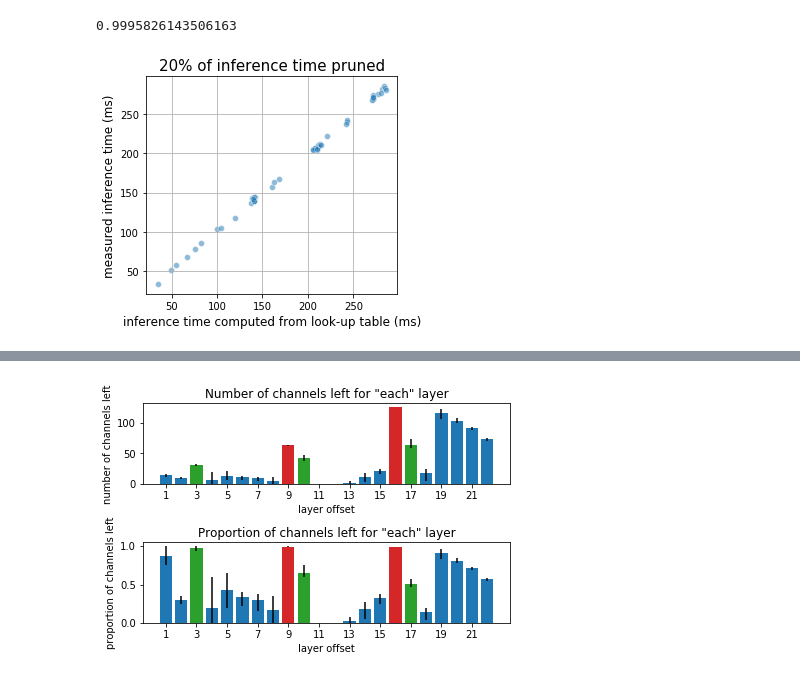
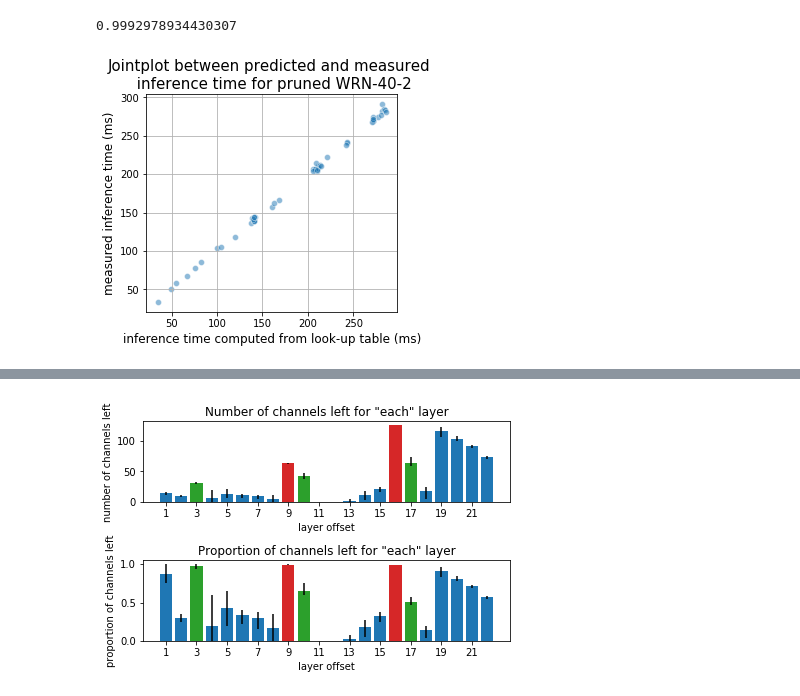
Before and after one commit to NatGr/Master_Thesis, a Jupyter notebook: NetAdapt/visualize.ipynb, the cells around one changed output, grey strips where cells are left out. Drawn from its saved outputs; the diff is of its cells as text; code cells hidden in the pictures.

```diff
--- a/NetAdapt/visualize.ipynb
+++ b/NetAdapt/visualize.ipynb
@@ -13,8 +13,6 @@ import numpy as np
 results = pd.read_csv('pruning_methods.csv')
 results['table_time'] = results['table_time'] * 1000
 results['measured_time'] = results['measured_time'] * 1000
-results['method'] = results.method.astype('category')
-results['group'] = results.group.astype('category')
 
 results.head()
 # %% [output]
@@ -27,13 +25,14 @@ results.head()
 # %%
 results_table_time = results[results.table_time.notna()]
 fig, ax = plt.subplots(1, figsize=(4.5, 4))
 sns.scatterplot(x="table_time", y="measured_time", data=results_table_time, alpha=.5, ax=ax)
 ax.grid(True)
-ax.set_title('20% of inference time pruned', fontsize=15)
+ax.set_title('Jointplot between predicted and measured \n inference time for pruned WRN-40-2', fontsize=15)
 ax.set_xlabel('inference time computed from look-up table (ms)', fontsize=12)
 ax.set_ylabel('measured inference time (ms)', fontsize=12)
+# plt.savefig('corr.pdf')
 
 results_table_time['table_time'].corr(results_table_time['measured_time'])
 # %% [output]
-0.9995826143506163
+0.9992978934430307
-[figure, old version]
+[figure, new version]
```
Also changed, not shown: parts of 7 cells of this notebook, 2 other files.
